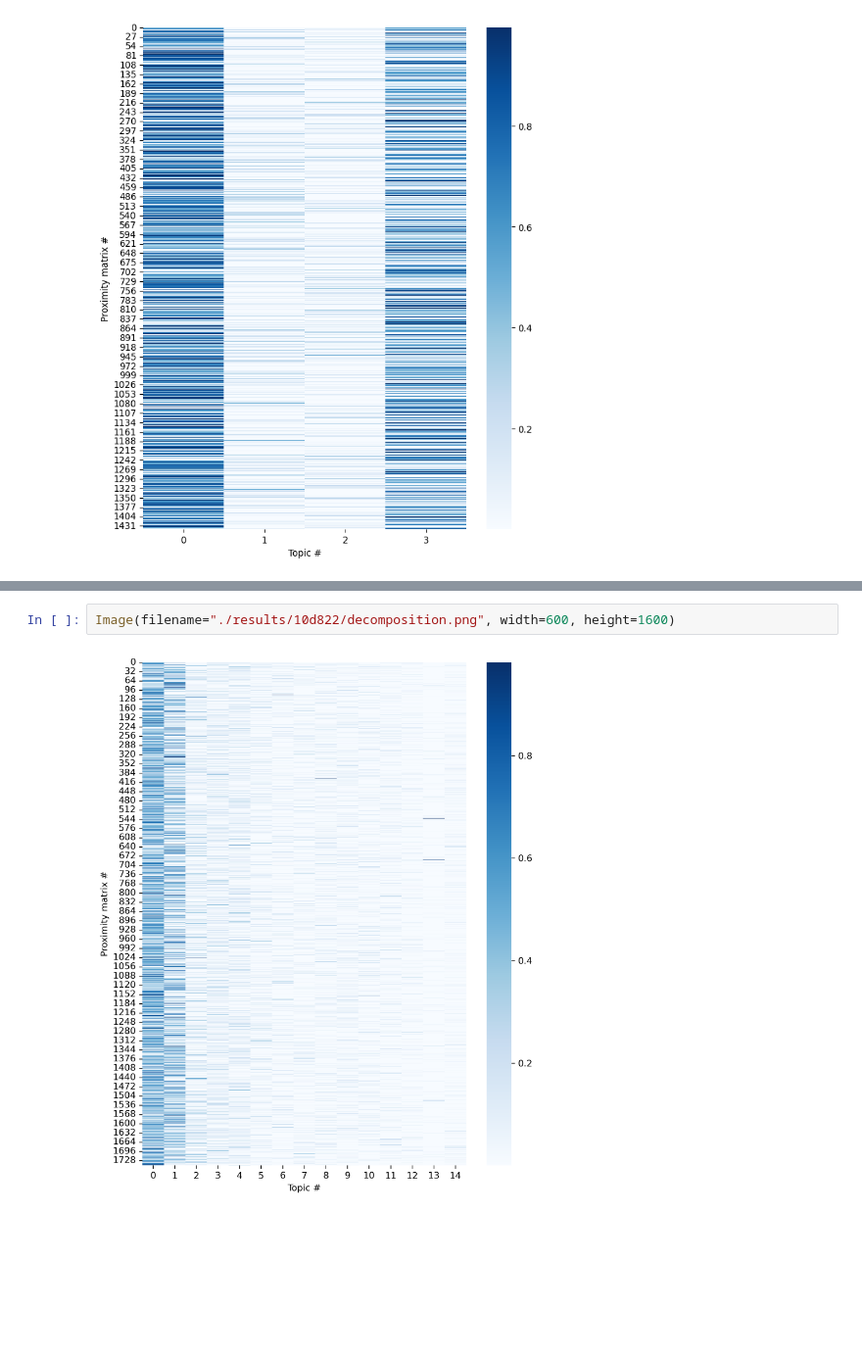
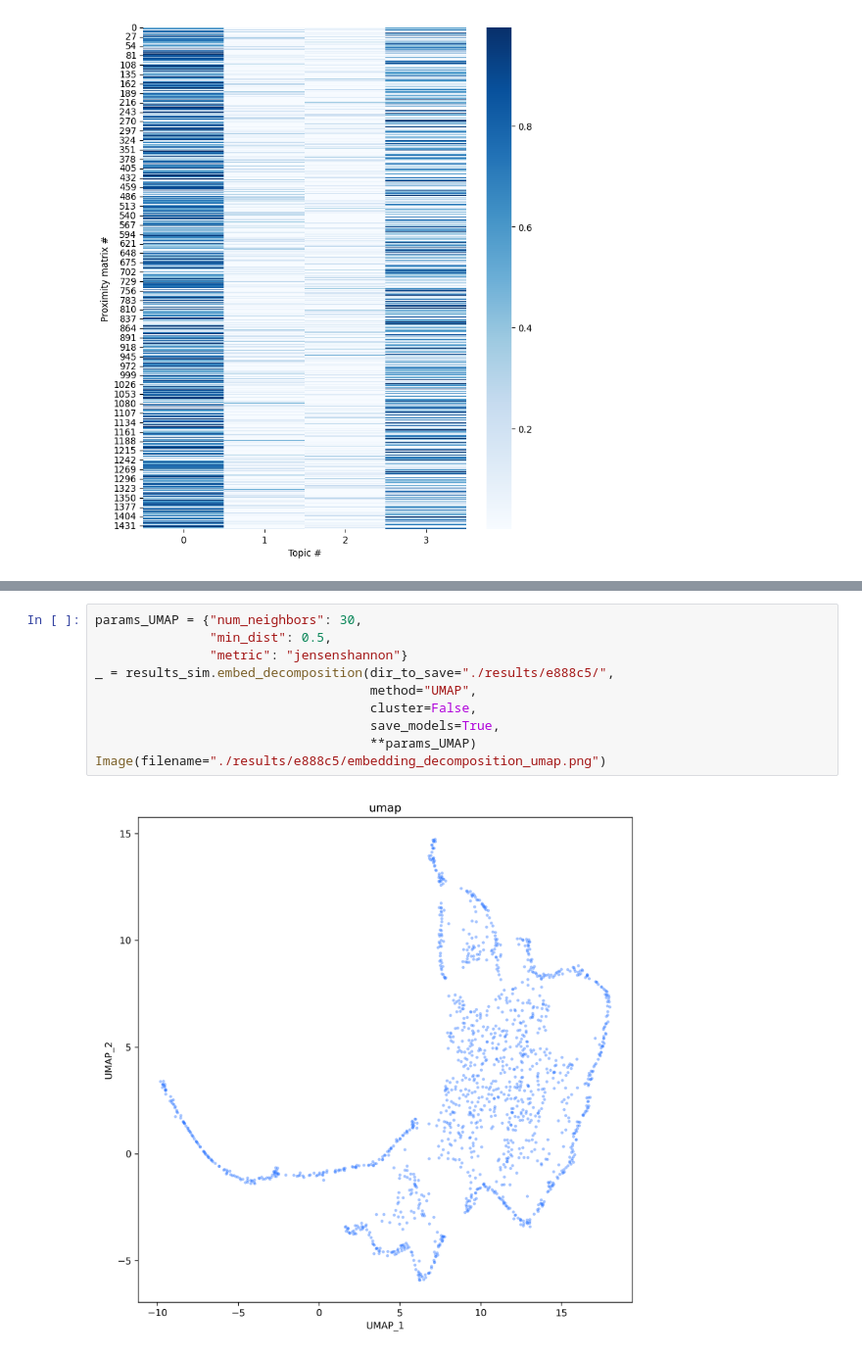
Before and after one commit to ggautham07/topic3d, a Jupyter notebook: examples/training.ipynb, the cells around one changed output, grey strips where cells are left out. Shown at 98% size. Cells and saved outputs as stored; diff of their text form; blank space fills up the shorter version.

```diff
--- a/examples/training.ipynb
+++ b/examples/training.ipynb
@@ -268,4 +190,12 @@ Image(filename="./results/10d822/components_sorted.png")
-# %%
-Image(filename="./results/10d822/decomposition.png", width=600, height=1600)
-# %% [output]
-[figure, removed]
+# %%
+params_UMAP = {"num_neighbors": 30,
+               "min_dist": 0.5,
+               "metric": "jensenshannon"}
+_ = results_sim.embed_decomposition(dir_to_save="./results/e888c5/",
+                                    method="UMAP",
+                                    cluster=False,
+                                    save_models=True,
+                                    **params_UMAP)
+Image(filename="./results/e888c5/embedding_decomposition_umap.png")
+# %% [output]
+[figure, added]
```
Also changed, not shown: parts of 12 cells of this notebook, 10 other files.
